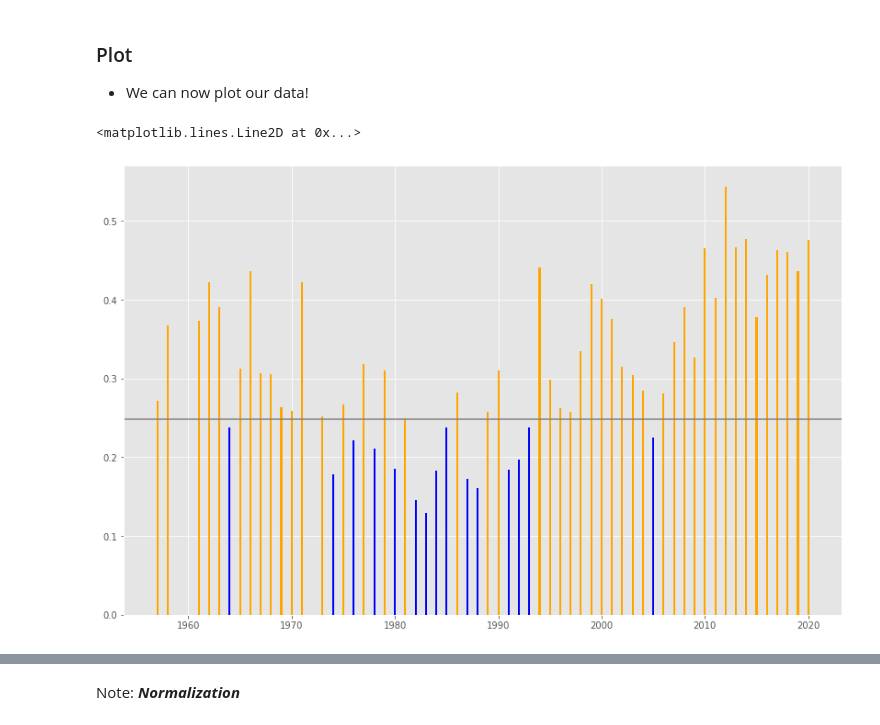
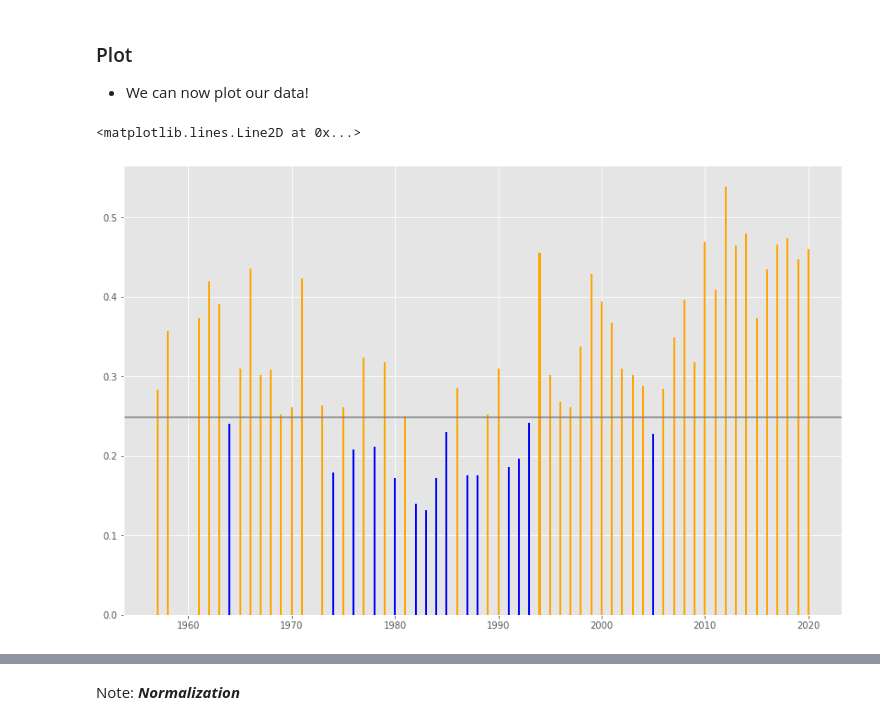
Before and after one commit to giorgossideris/athens_weather_analysis, a Jupyter notebook: weather_analysis.ipynb, the cells around one changed output, grey strips where cells are left out. Saved outputs shown, nothing was run; the diff lists cells and outputs as text; code cells hidden in the pictures.

Commit message:
Use day-of-month instead of yearday at extreme heat events

```diff
--- a/weather_analysis.ipynb
+++ b/weather_analysis.ipynb
@@ -619,0 +637,3 @@ These points generalize the interpretation we made in the previous sector, as it
+# %%
+month_day_avg_temp = df.pivot(index="year", columns=["month", "month_day"], values="avg_temp")
+month_day_avg_temp.head(5)
@@ -620,3 +653,5 @@ These points generalize the interpretation we made in the previous sector, as it
 # %%
-base_yearday_avg_temp.head(5)
+base_month_day_avg_temp = month_day_avg_temp.loc[1974:1999]
+baseline_avg_temp = base_month_day_avg_temp.mean()
+baseline_avg_temp.head(5)
 # %% [output]
@@ -632,4 +667,4 @@ dtype: float64
 # %%
-yearday_extreme_temp = base_yearday_avg_temp.map(lambda x : x + 0.1 * abs(x))
-yearday_extreme_temp.head(5)
+baseline_extreme_temp = baseline_avg_temp.map(lambda x : x + 0.1 * abs(x))
+baseline_extreme_temp.head(5)
 # %% [output]
@@ -657,6 +678,6 @@ full_years_avg_temp.head(5)
 # %% [markdown]
 * We will find the difference: average temperature - extreme temperature for all days.
 # %%
-diff_avg_extr = full_years_avg_temp - yearday_extreme_temp
+diff_avg_extr = month_day_avg_temp - baseline_extreme_temp
 diff_avg_extr.head(5)
 # %% [output]
@@ -726,12 +748,12 @@ baseline_extreme_events_pct
 # %%
 plt.style.use('ggplot')
 plt.figure(figsize=(14, 9))
 
-plt.bar(pct_extreme_events.index, pct_extreme_events ,width=0.184,
+plt.bar(pct_extreme_events.index, pct_extreme_events ,width=0.180,
        color=np.where(pct_extreme_events < baseline_extreme_events_pct, 'blue', 'orange'))
 plt.axhline(baseline_extreme_events_pct, color="gray")
 # %% [output]
 <matplotlib.lines.Line2D at 0x...>
-[figure, old version]
+[figure, new version]
 # %% [markdown]
 ### Normalization
```
Also changed, not shown: parts of 59 cells of this notebook.
